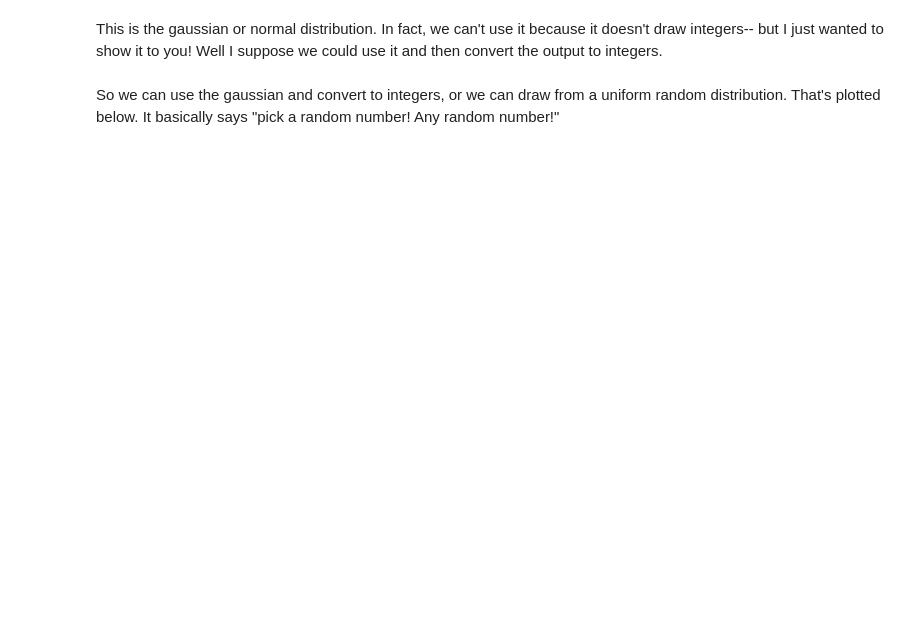
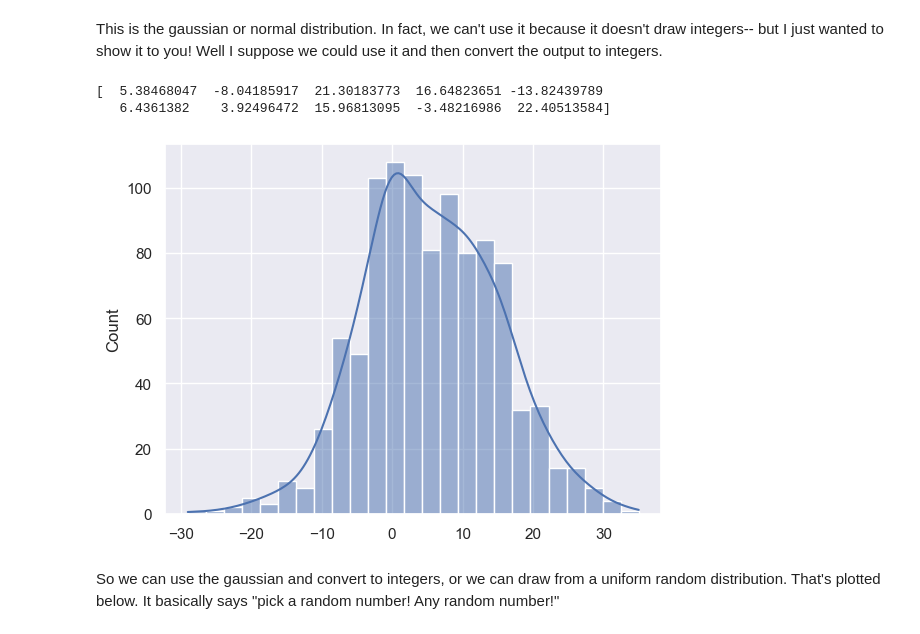
Before and after one commit to fan-yang-md/codingnomads, a Jupyter notebook: data-science-machine-learning-main/notebooks/07_Decision_Trees_Cross_Validation.ipynb, the cells around one changed output. Cells and saved outputs as stored; diff of their text form; code cells hidden in the pictures; blank space fills up the shorter version.

```diff
--- a/data-science-machine-learning-main/notebooks/07_Decision_Trees_Cross_Validation.ipynb
+++ b/data-science-machine-learning-main/notebooks/07_Decision_Trees_Cross_Validation.ipynb
@@ -280,8 +290,15 @@ sns.histplot(scipy.stats.norm(5, scale=2).rvs(1000), kde=True);
 # %% [markdown]
 This is the gaussian or normal distribution.  In fact, we can't use it because it doesn't draw integers-- but I just wanted to show it to you! Well I suppose we could use it and then convert the output to integers.
 # %%
-numbers = scipy.stats.norm(5, scale=2).rvs(1000)
+numbers = scipy.stats.norm(5, scale=10).rvs(1000)
+print(numbers[:10])
+#type(numbers)
+#numbers.shape
 sns.histplot(numbers.astype(int), kde=True);
+# %% [output]
+[  5.38468047  -8.04185917  21.30183773  16.64823651 -13.82439789
+   6.4361382    3.92496472  15.96813095  -3.48216986  22.40513584]
+[figure, added]
 # %% [markdown]
 So we can use the gaussian and convert to integers, or we can draw from a uniform random distribution. That's plotted below. It basically says "pick a random number! Any random number!"
 # %%
```
Also changed, not shown: parts of 34 cells of this notebook.
